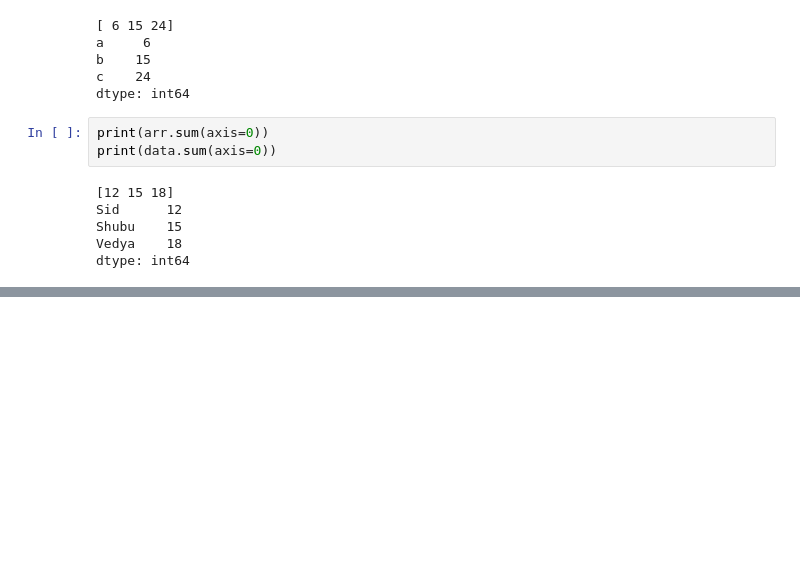
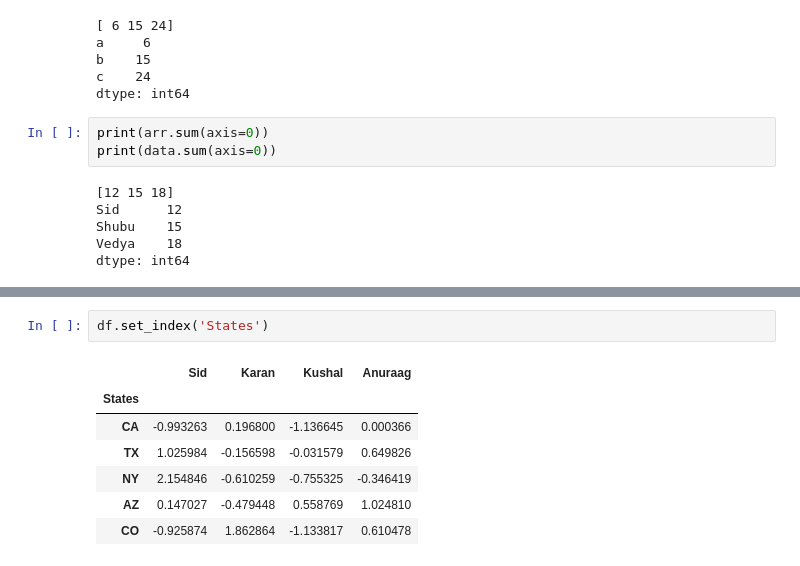
Before and after one commit to SiddheshDaphane/Python-for-data-science-and-machine-learning, a Jupyter notebook: 3. Pandas.ipynb, the cells around one changed output, grey strips where cells are left out. Cells and saved outputs as stored; diff of their text form; blank space fills up the shorter version.

```diff
--- a/3. Pandas.ipynb
+++ b/3. Pandas.ipynb
@@ -273,0 +409,10 @@ dtype: int64
+# %%
+df.set_index('States')
+# %% [output]
+|  | Sid | Karan | Kushal | Anuraag |
+| States |  |  |  |  |
+| CA | -0.993263 | 0.196800 | -1.136645 | 0.000366 |
+| TX | 1.025984 | -0.156598 | -0.031579 | 0.649826 |
+| NY | 2.154846 | -0.610259 | -0.755325 | -0.346419 |
+| AZ | 0.147027 | -0.479448 | 0.558769 | 1.024810 |
+| CO | -0.925874 | 1.862864 | -1.133817 | 0.610478 |
```
Also changed, not shown: parts of 29 cells of this notebook.
